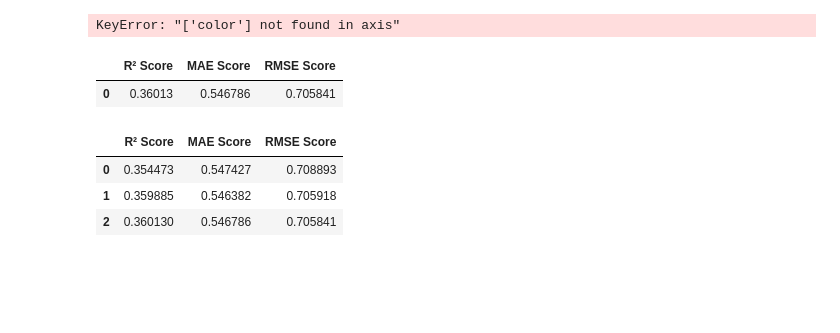
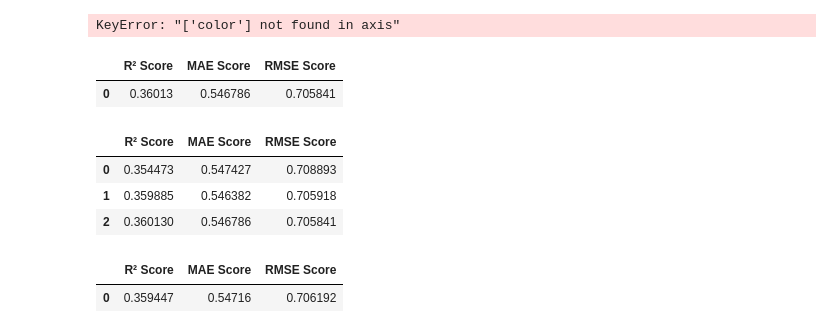
Before and after one commit to Dev-Flurssy/data-science-lab, a Jupyter notebook: Wine Quality/Notebooks/feature-selection.ipynb, the cells around one changed output. Cells and saved outputs as stored; diff of their text form; code cells hidden in the pictures; blank space fills up the shorter version.

Commit message:
Add r2 mae and rmse score of model

```diff
--- a/Wine Quality/Notebooks/feature-selection.ipynb
+++ b/Wine Quality/Notebooks/feature-selection.ipynb
@@ -378,3 +378,16 @@ cv3 = cross_validate(
         'rmse': 'neg_root_mean_squared_error'
     }
 )
+# %%
+# r2 mae and rmse score of model
+
+cvn_result3 = pd.DataFrame({
+    'R² Score': [cv3['test_r2'].mean()],
+    'MAE Score': [-cv3['test_mae'].mean()],
+    'RMSE Score': [-cv3['test_rmse'].mean()]
+})
+
+cvn_result3
+# %% [output]
+|  | R² Score | MAE Score | RMSE Score |
+| 0 | 0.359447 | 0.54716 | 0.706192 |
```
